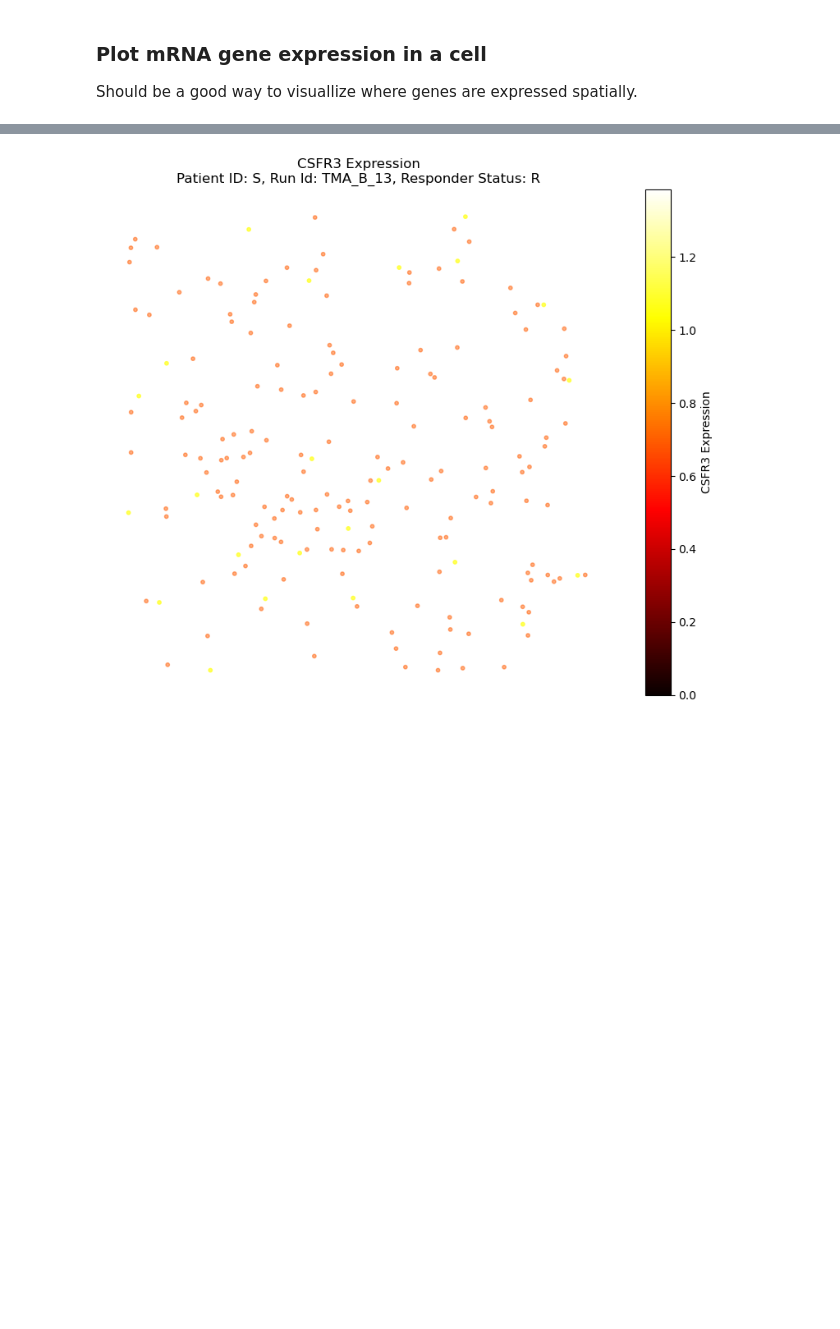
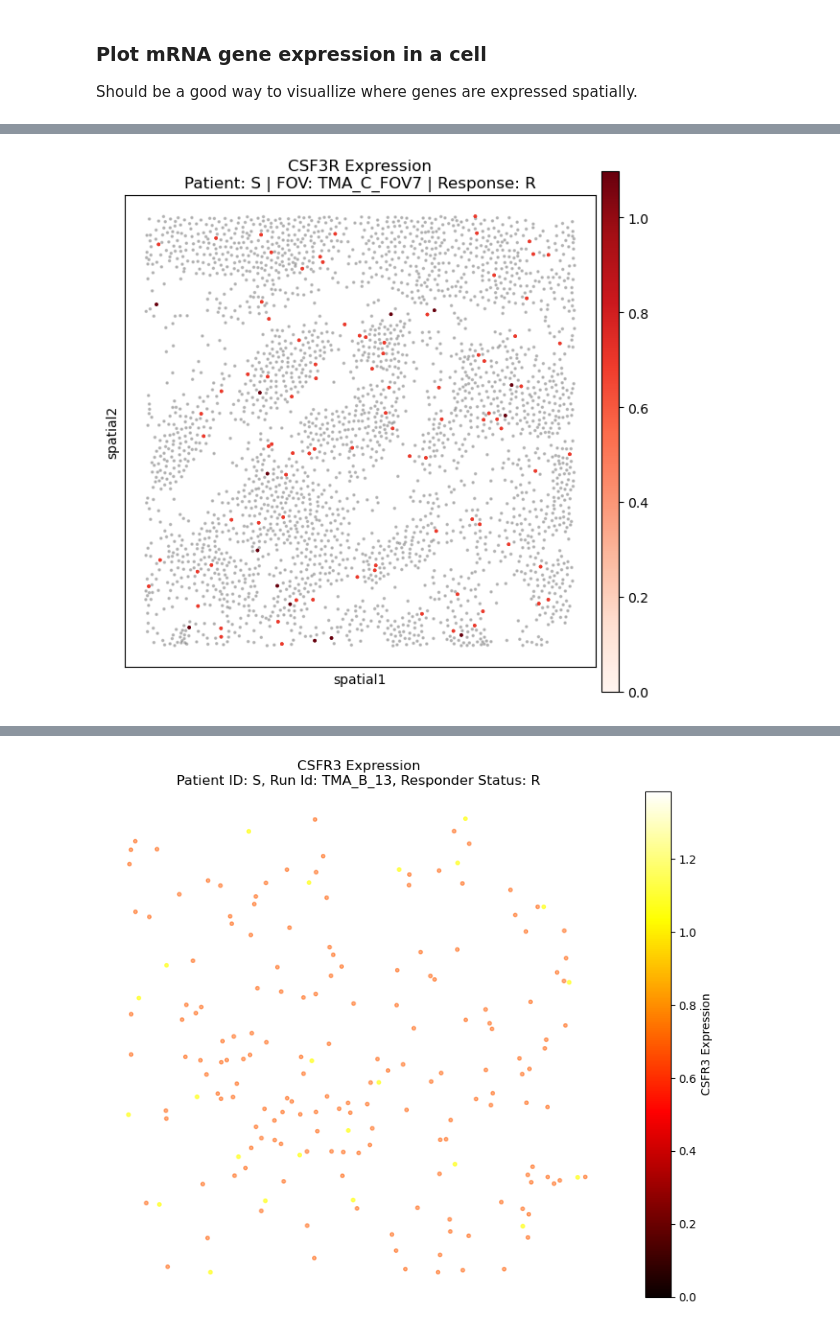
Before and after one commit to EDJohns/2025-Dinh-Lab-Research-Project, a Jupyter notebook: Shapiro 2025 Project/Python SquidPy/RNA_expression_spatial.ipynb, the cells around one changed output, grey strips where cells are left out. Cells and saved outputs as stored; diff of their text form; code cells hidden in the pictures; blank space fills up the shorter version.

```diff
--- a/Shapiro 2025 Project/Python SquidPy/RNA_expression_spatial.ipynb
+++ b/Shapiro 2025 Project/Python SquidPy/RNA_expression_spatial.ipynb
@@ -39,3 +55,88 @@ KeyboardInterrupt:
 ### Plot mRNA gene expression in a cell
 
 Should be a good way to visuallize where genes are expressed spatially.
+# %%
+import my_functions
+import squidpy as sq
+import matplotlib.pyplot as plt
+import warnings
+warnings.filterwarnings("ignore")
+
+genes_to_plot = [
+    "CSF3R",  # Granulocyte Colony-Stimulating Factor Receptor
+    "MPO",    # Myeloperoxidase
+    "ELANE",  # Neutrophil elastase
+    "AZU1",   # Azurocidin
+    "CEACAM8",# CD66b
+    "LCN2",   # Lipocalin 2
+    "S100A8", # Calgranulin A
+    "S100A9", # Calgranulin B
+    "FPR1",   # Formyl Peptide Receptor 1
+    "CXCR1",  # IL-8 Receptor A
+    "CXCR2",  # IL-8 Receptor B
+    "CAMP"    # Cathelicidin Antimicrobial Peptide
+]
+
+import squidpy as sq
+import matplotlib.pyplot as plt
+import warnings
+warnings.filterwarnings("ignore")
+
+cell_ID_like = r"TMA_C_FOV7" #(?!\d)
+genes_to_plot = [
+    "CSF3R", "MPO", "ELANE", "AZU1", "CEACAM8", "LCN2",
+    "S100A8", "S100A9", "FPR1", "CXCR1", "CXCR2", "CAMP"
+]
+
+# Subset sample
+subset = adata[adata.obs.tma_fov_id.str.contains(cell_ID_like)]
+patient_id = subset.obs["PatientID"].unique()[0]
+response_status = subset.obs["Response"].unique()[0]
+subset.obs["annot_cluster2"] = subset.obs["annot_cluster2"].astype("category")
+
+for gene in genes_to_plot:
+    if gene not in adata.var_names:
+        print(f"⚠️ Gene {gene} not found in dataset. Skipping.")
+        continue
+
+    # Get expression values
+    gene_values = subset[:, gene].X
+    if hasattr(gene_values, "toarray"):
+        gene_values = gene_values.toarray().flatten()
+    else:
+        gene_values = gene_values.flatten()
+
+    subset.obs[f"{gene}_expression"] = gene_values
+    subset.obs["expr_mask"] = gene_values > 0
+
+    fig, ax = plt.subplots(figsize=(6, 6))
+
+    # Background: all cells faint
+    sq.pl.spatial_scatter(
+        subset,
+        color=None,
+        shape=None,
+        size=10,
+        ax=ax,
+        alpha=0.1
+    )
+
+    # Overlay: expressing cells in color
+    vmax = np.percentile(gene_values[gene_values > 0], 99)
+    sq.pl.spatial_scatter(
+        subset[subset.obs["expr_mask"]],
+        color=f"{gene}_expression",
+        shape=None,
+        size=10,
+        ax=ax,
+        cmap="Reds",  # You can use 'plasma', 'viridis', etc.
+        vmin=0,
+        vmax=vmax  # Set based on expected expression range
+    )
+
+    ax.invert_yaxis()
+    ax.set_title(f"{gene} Expression\nPatient: {patient_id} | FOV: {cell_ID_like} | Response: {response_status}")
+
+    plt.tight_layout()
+    plt.show()
+# %% [output]
@@ -41,0 +145 @@ Should be a good way to visuallize where genes are expressed spatially.
+[figure, added]
```
Also changed, not shown: parts of 4 cells of this notebook, 4 other files.
